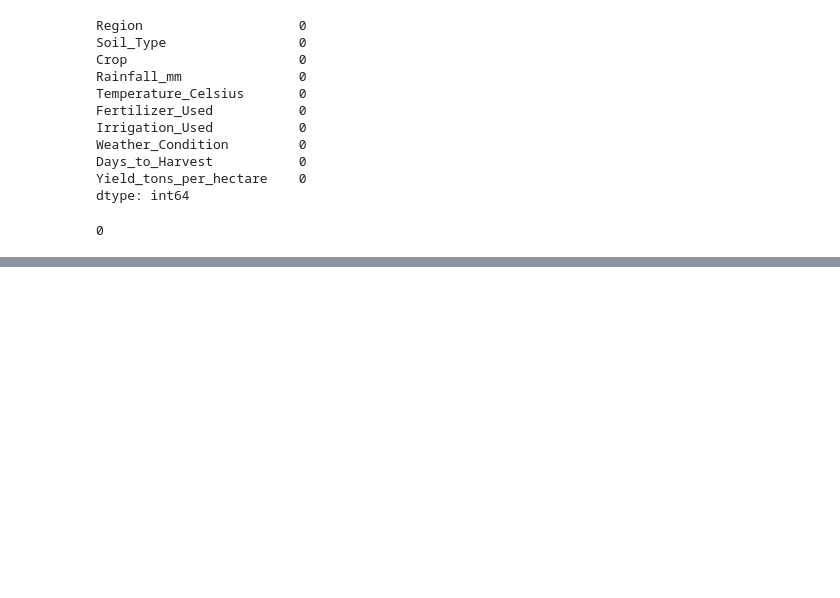
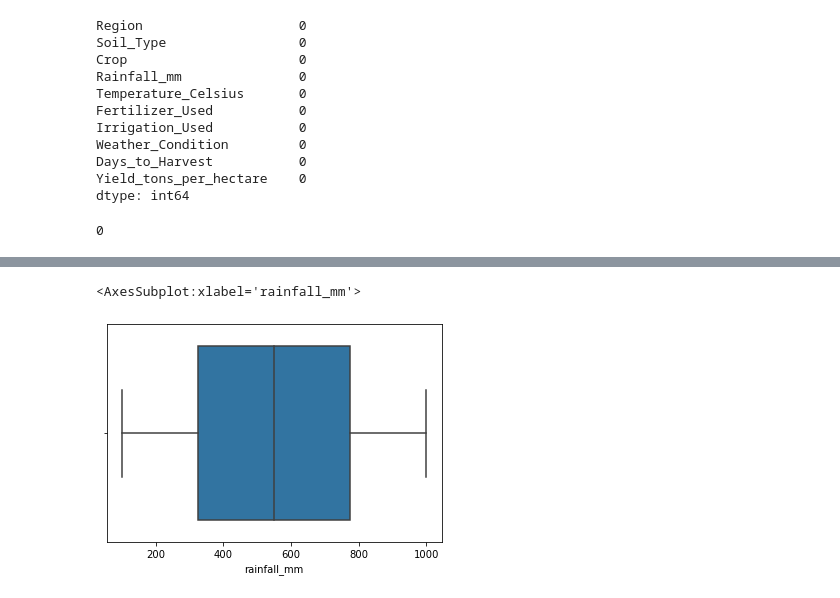
Before and after one commit to Masinde10/Crop-Yield, a Jupyter notebook: crop_yield.ipynb, the cells around one changed output, grey strips where cells are left out. Saved outputs shown, nothing was run; the diff lists cells and outputs as text; code cells hidden in the pictures; blank space fills up the shorter version.

```diff
--- a/crop_yield.ipynb
+++ b/crop_yield.ipynb
@@ -102,0 +116,4 @@ df.head()
+# %%
+# Create a column for months taken for the crop to be harvested
+df['months_to_harvest'] = (df['days_to_harvest'] / 30).astype(int)
+df.head()
@@ -102,0 +127,6 @@ df.head()
+# %%
+# Use boxplot to check the outliers in months to harvest
+sns.boxplot(x=df['rainfall_mm'])
+# %% [output]
+<AxesSubplot:xlabel='rainfall_mm'>
+[figure, added]
```
Also changed, not shown: parts of 19 cells of this notebook.
